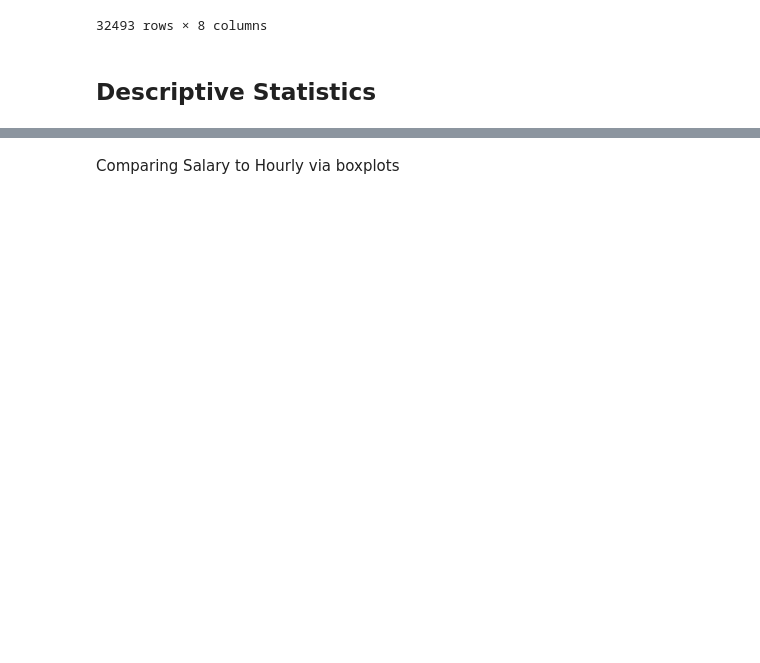
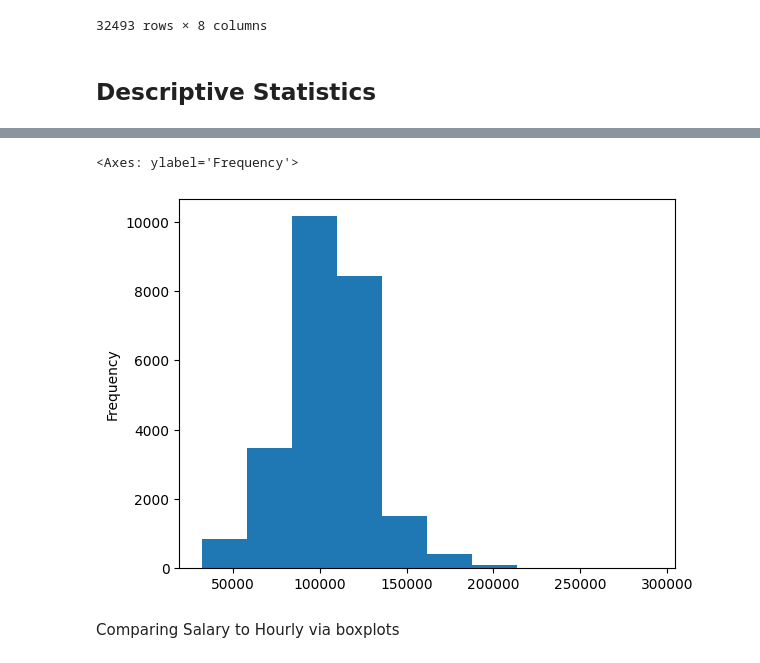
Before and after one commit to DhavalS1/Economic-Analayis-of-Employment-in-Chicago, a Jupyter notebook: Economic Analayis of Employment in Chicago.ipynb, the cells around one changed output, grey strips where cells are left out. Saved outputs shown, nothing was run; the diff lists cells and outputs as text; code cells hidden in the pictures; blank space fills up the shorter version.

```diff
--- a/Economic Analayis of Employment in Chicago.ipynb
+++ b/Economic Analayis of Employment in Chicago.ipynb
@@ -44,2 +26,7 @@ df
+# %%
+df["Annual Salary"].plot.hist()
+# %% [output]
+<Axes: ylabel='Frequency'>
+[figure, added]
 # %% [markdown]
 Comparing Salary to Hourly via boxplots
```
Also changed, not shown: parts of 13 cells of this notebook.
